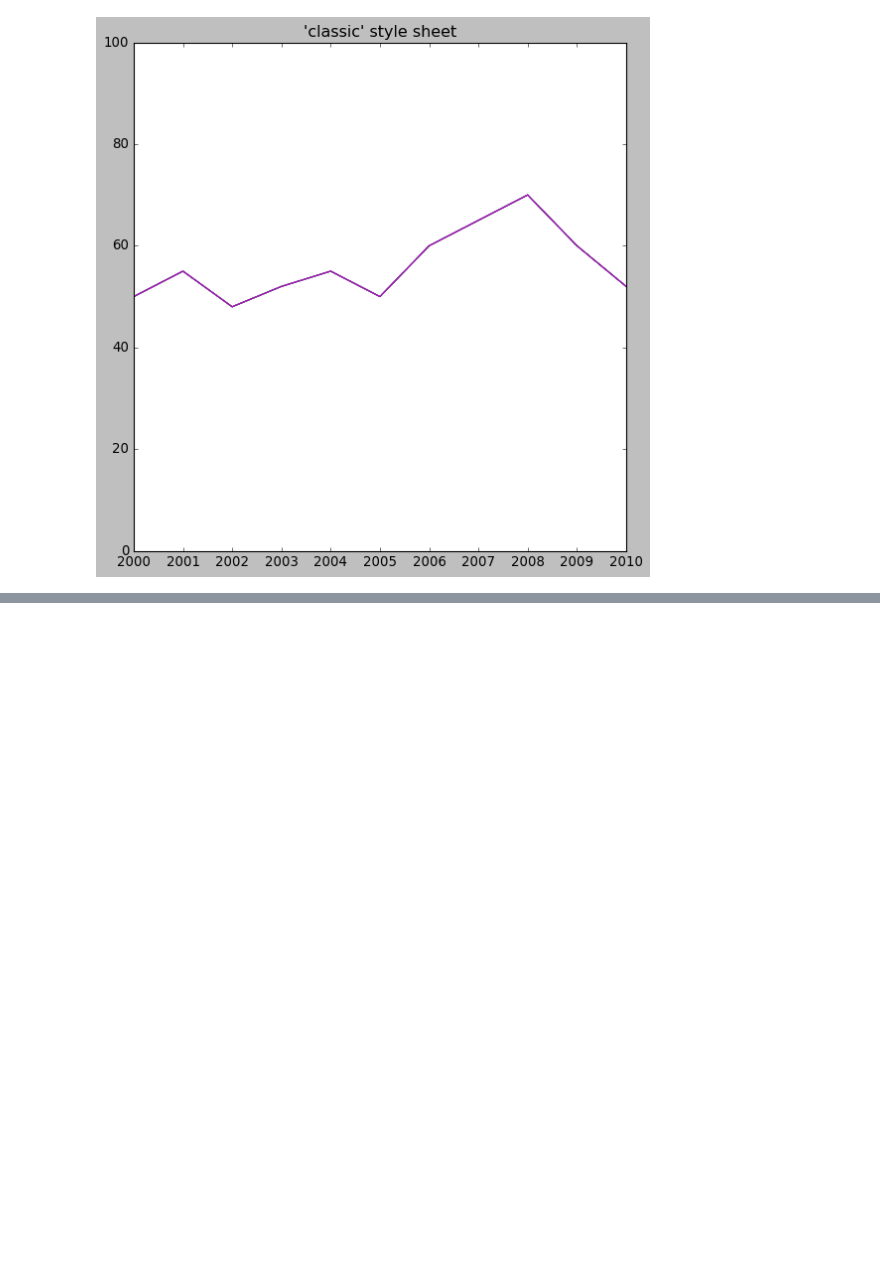
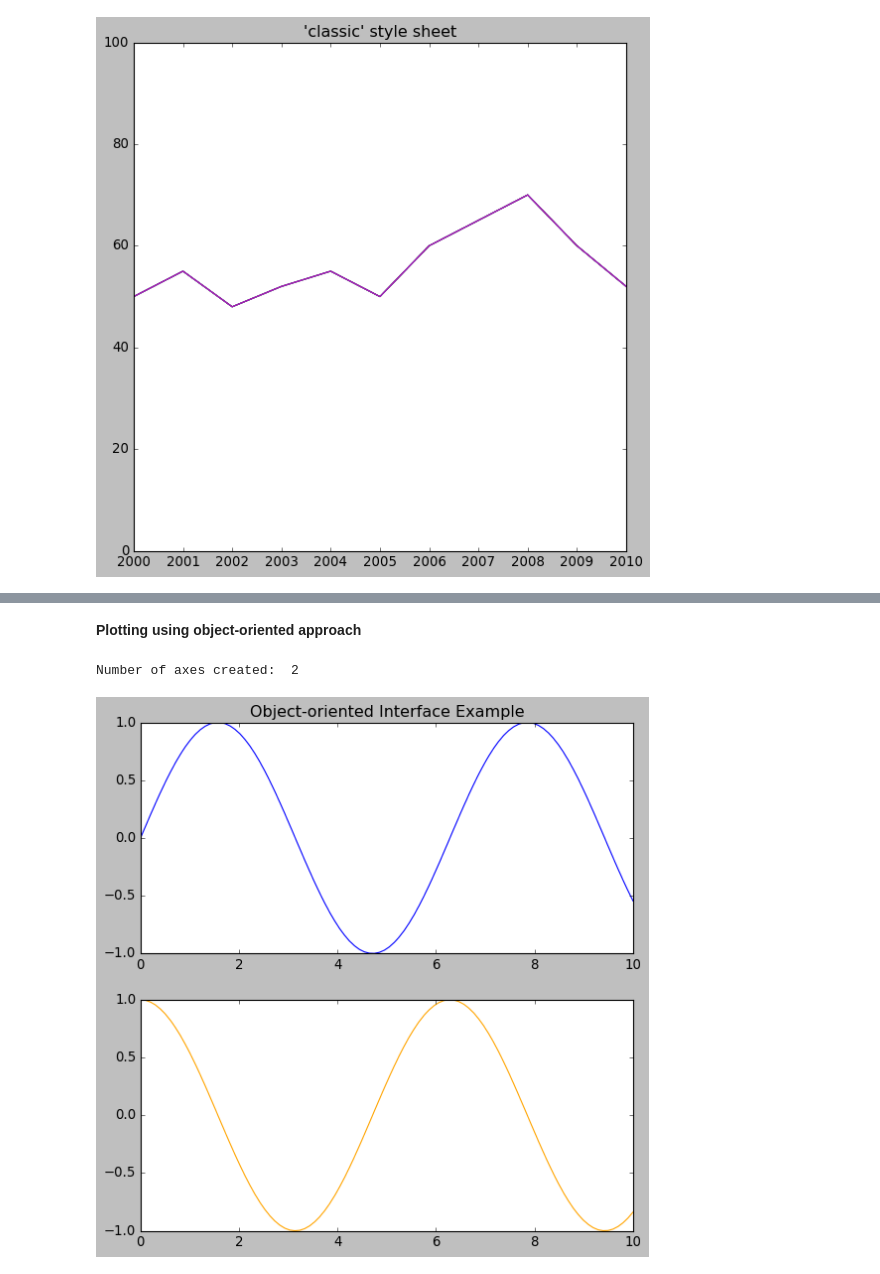
Before and after one commit to Tyler9937/Data-Science-and-Computer-Science-Fundamentals, a Jupyter notebook: Statistics Fundementals/Data Wrangling and Storytelling/Make Explanatory Visualizations.ipynb, the cells around one changed output, grey strips where cells are left out. Saved outputs shown, nothing was run; the diff lists cells and outputs as text; code cells hidden in the pictures; blank space fills up the shorter version.

```diff
--- a/Statistics Fundementals/Data Wrangling and Storytelling/Make Explanatory Visualizations.ipynb
+++ b/Statistics Fundementals/Data Wrangling and Storytelling/Make Explanatory Visualizations.ipynb
@@ -138,0 +206,21 @@ plt.show()
+# %% [markdown]
+**Plotting using object-oriented approach**
+# %%
+# Create a grid of plots
+fig, ax = plt.subplots(2, figsize=(8,8))
+
+# Look at the size of ax
+print('Number of axes created: ', ax.size)
+
+# Call .plot()
+# object 1
+ax[0].plot(x, y1, 'b')
+
+# object 2
+ax[1].plot(x, y2, color='orange')
+
+# Title
+ax[0].set_title('Object-oriented Interface Example');
+# %% [output]
+Number of axes created:  2
+[figure, added]
```
Also changed, not shown: parts of 6 cells of this notebook.
